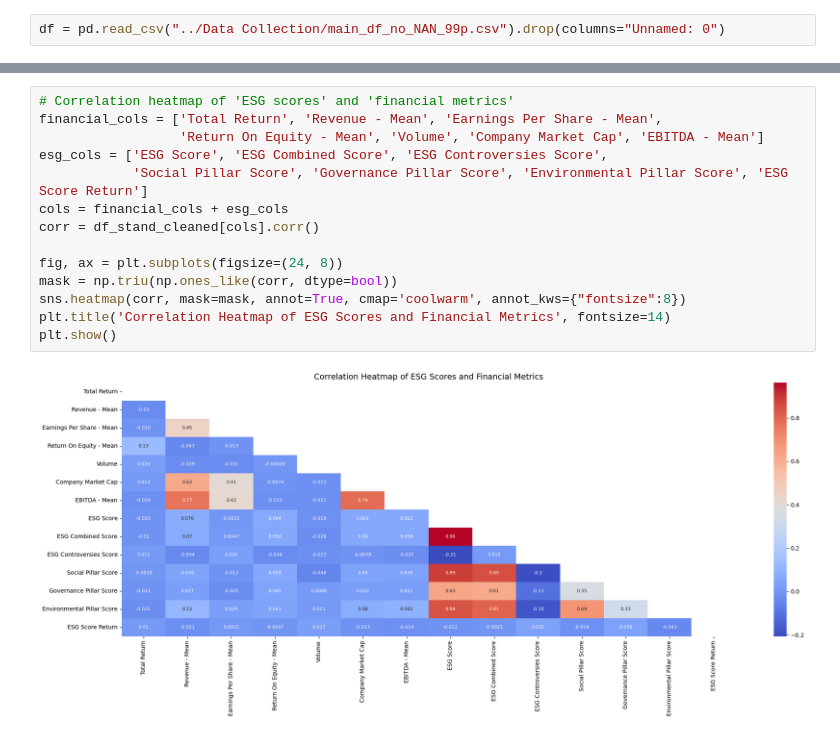
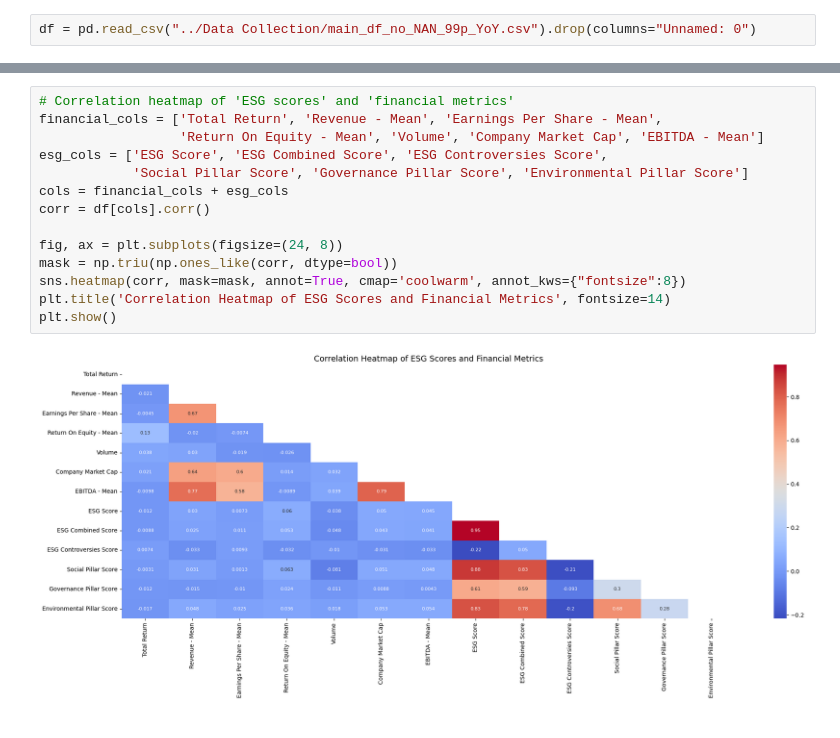
Before and after one commit to nilsmart96/ESG-and-Financial-Performance, a Jupyter notebook: Individual Analysis/ESG_changes_NM.ipynb, the cells around one changed output, grey strips where cells are left out. Cells and saved outputs as stored; diff of their text form.

Commit message:
Added YoY changes to main DF for investigation

```diff
--- a/Individual Analysis/ESG_changes_NM.ipynb
+++ b/Individual Analysis/ESG_changes_NM.ipynb
@@ -5,4 +4,4 @@ import itertools
 import matplotlib.pyplot as plt
 import seaborn as sns
 # %%
-df = pd.read_csv("../Data Collection/main_df_no_NAN_99p.csv").drop(columns="Unnamed: 0")
+df = pd.read_csv("../Data Collection/main_df_no_NAN_99p_YoY.csv").drop(columns="Unnamed: 0")
@@ -82,16 +8,16 @@ df_stand_cleaned.describe()
 # %%
 # Correlation heatmap of 'ESG scores' and 'financial metrics'
 financial_cols = ['Total Return', 'Revenue - Mean', 'Earnings Per Share - Mean',
                   'Return On Equity - Mean', 'Volume', 'Company Market Cap', 'EBITDA - Mean']
 esg_cols = ['ESG Score', 'ESG Combined Score', 'ESG Controversies Score',
-            'Social Pillar Score', 'Governance Pillar Score', 'Environmental Pillar Score', 'ESG Score Return']
+            'Social Pillar Score', 'Governance Pillar Score', 'Environmental Pillar Score']
 cols = financial_cols + esg_cols
-corr = df_stand_cleaned[cols].corr()
+corr = df[cols].corr()
 
 fig, ax = plt.subplots(figsize=(24, 8))
 mask = np.triu(np.ones_like(corr, dtype=bool))
 sns.heatmap(corr, mask=mask, annot=True, cmap='coolwarm', annot_kws={"fontsize":8})
 plt.title('Correlation Heatmap of ESG Scores and Financial Metrics', fontsize=14)
 plt.show()
 # %% [output]
-[figure, old version]
+[figure, new version]
```
Also changed, not shown: parts of 13 cells of this notebook, 2 other files.
